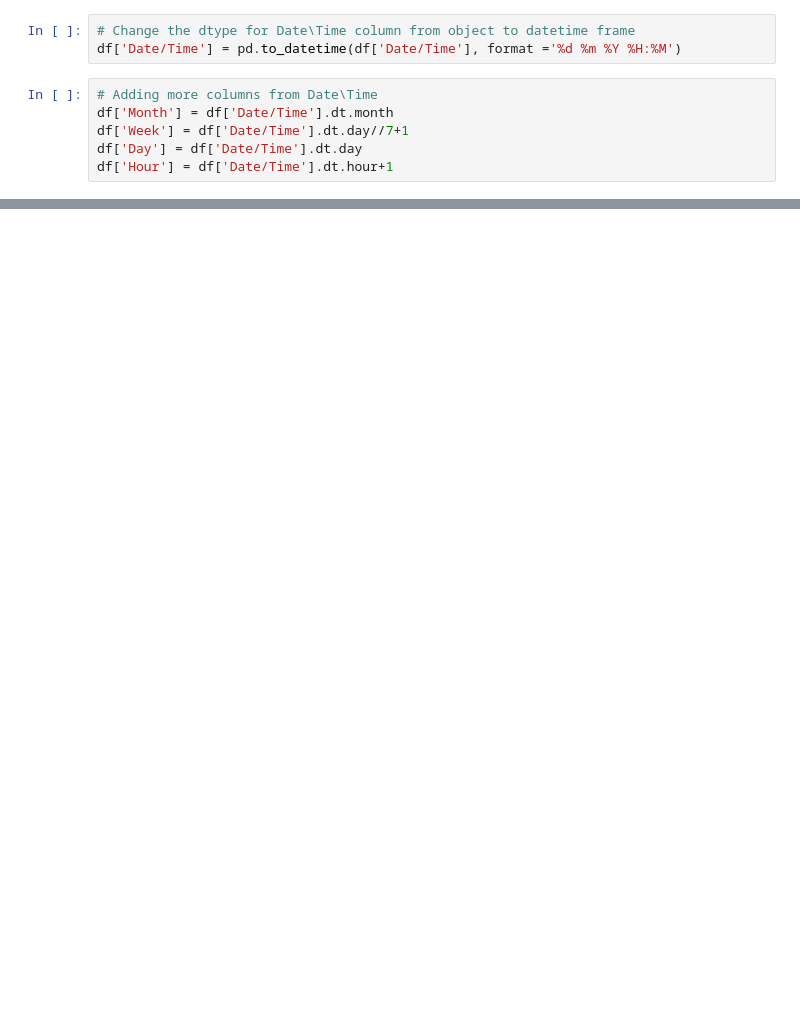
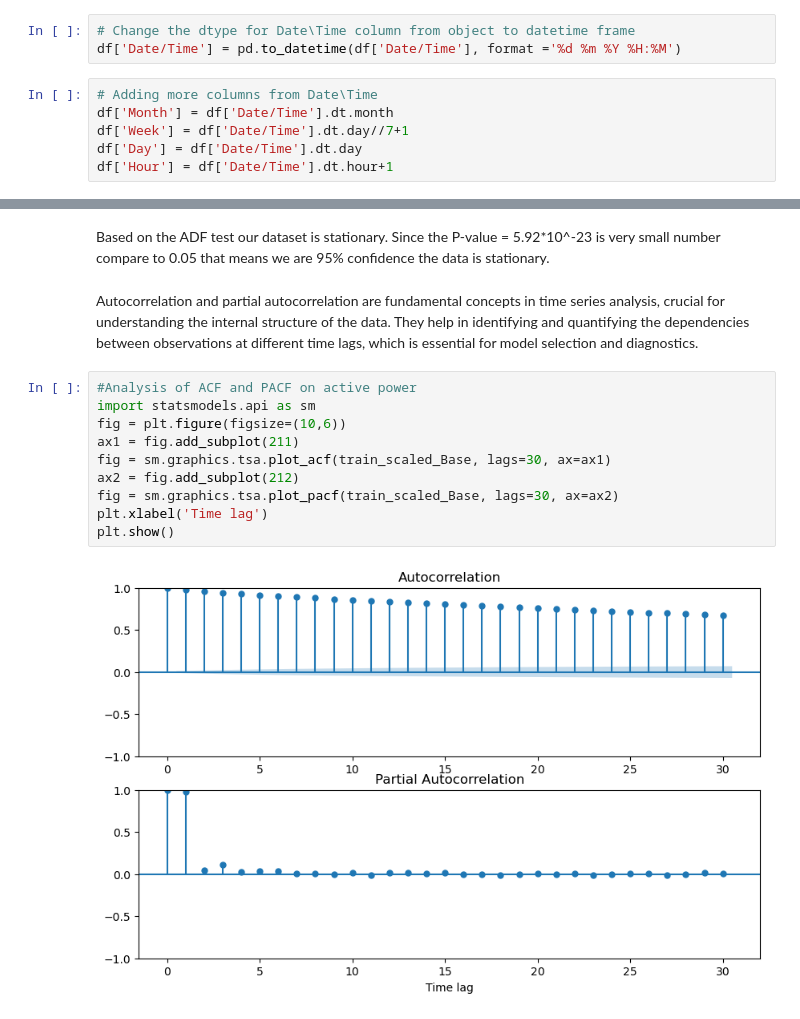
Before and after one commit to ermiyas-sidama/Wind_Energy_Analysis, a Jupyter notebook: Wind_Energy_Power_Analysis.ipynb, the cells around one changed output, grey strips where cells are left out. Saved outputs shown, nothing was run; the diff lists cells and outputs as text; blank space fills up the shorter version.

```diff
--- a/Wind_Energy_Power_Analysis.ipynb
+++ b/Wind_Energy_Power_Analysis.ipynb
@@ -135,0 +314,16 @@ corr_matrix
+# %% [markdown]
+Based on the ADF test our dataset is stationary. Since the P-value = 5.92*10^-23 is very small number compare to 0.05 that means we are 95% confidence the data is stationary.
+# %% [markdown]
+Autocorrelation and partial autocorrelation are fundamental concepts in time series analysis, crucial for understanding the internal structure of the data. They help in identifying and quantifying the dependencies between observations at different time lags, which is essential for model selection and diagnostics.
+# %%
+#Analysis of ACF and PACF on active power
+import statsmodels.api as sm
+fig = plt.figure(figsize=(10,6))
+ax1 = fig.add_subplot(211)
+fig = sm.graphics.tsa.plot_acf(train_scaled_Base, lags=30, ax=ax1)
+ax2 = fig.add_subplot(212)
+fig = sm.graphics.tsa.plot_pacf(train_scaled_Base, lags=30, ax=ax2)
+plt.xlabel('Time lag')
+plt.show()
+# %% [output]
+[figure, added]
```
Also changed, not shown: parts of 95 cells of this notebook.
